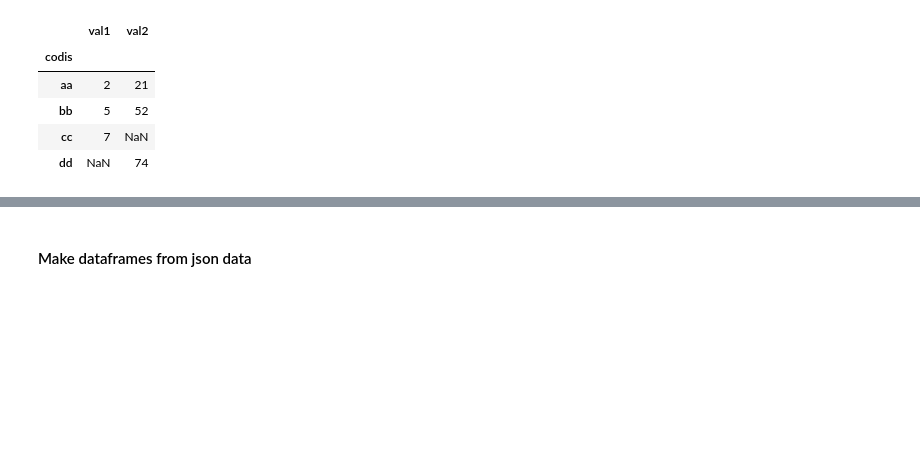
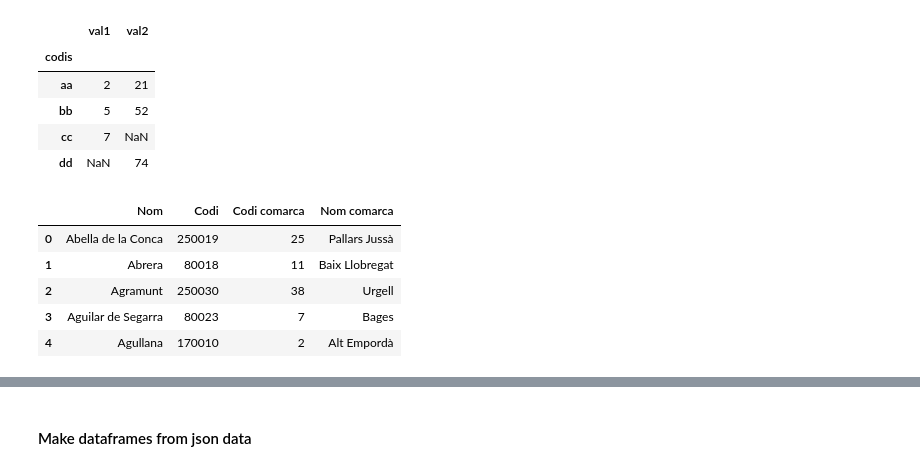
Before and after one commit to pgervila/catalan_elections_analysis, a Jupyter notebook: catalan_elections.ipynb, the cells around one changed output, grey strips where cells are left out. Saved outputs shown, nothing was run; the diff lists cells and outputs as text; code cells hidden in the pictures; blank space fills up the shorter version.

```diff
--- a/catalan_elections.ipynb
+++ b/catalan_elections.ipynb
@@ -73,5 +73,14 @@ pd.merge(dummy_1, dummy_2, left_index=True, right_index=True, how='outer')
 | bb | 5 | 52 |
 | cc | 7 | NaN |
 | dd | NaN | 74 |
+# %%
+df_codes.head()
+# %% [output]
+|  | Nom | Codi | Codi comarca | Nom comarca |
+| 0 | Abella de la Conca | 250019 | 25 | Pallars Jussà |
+| 1 | Abrera | 80018 | 11 | Baix Llobregat |
+| 2 | Agramunt | 250030 | 38 | Urgell |
+| 3 | Aguilar de Segarra | 80023 | 7 | Bages |
+| 4 | Agullana | 170010 | 2 | Alt Empordà |
 # %%
 pd.merge(df_pct_vote_info, df_codes, left_index=True, right_index=True, how='outer')
```
Also changed, not shown: parts of 22 cells of this notebook.
